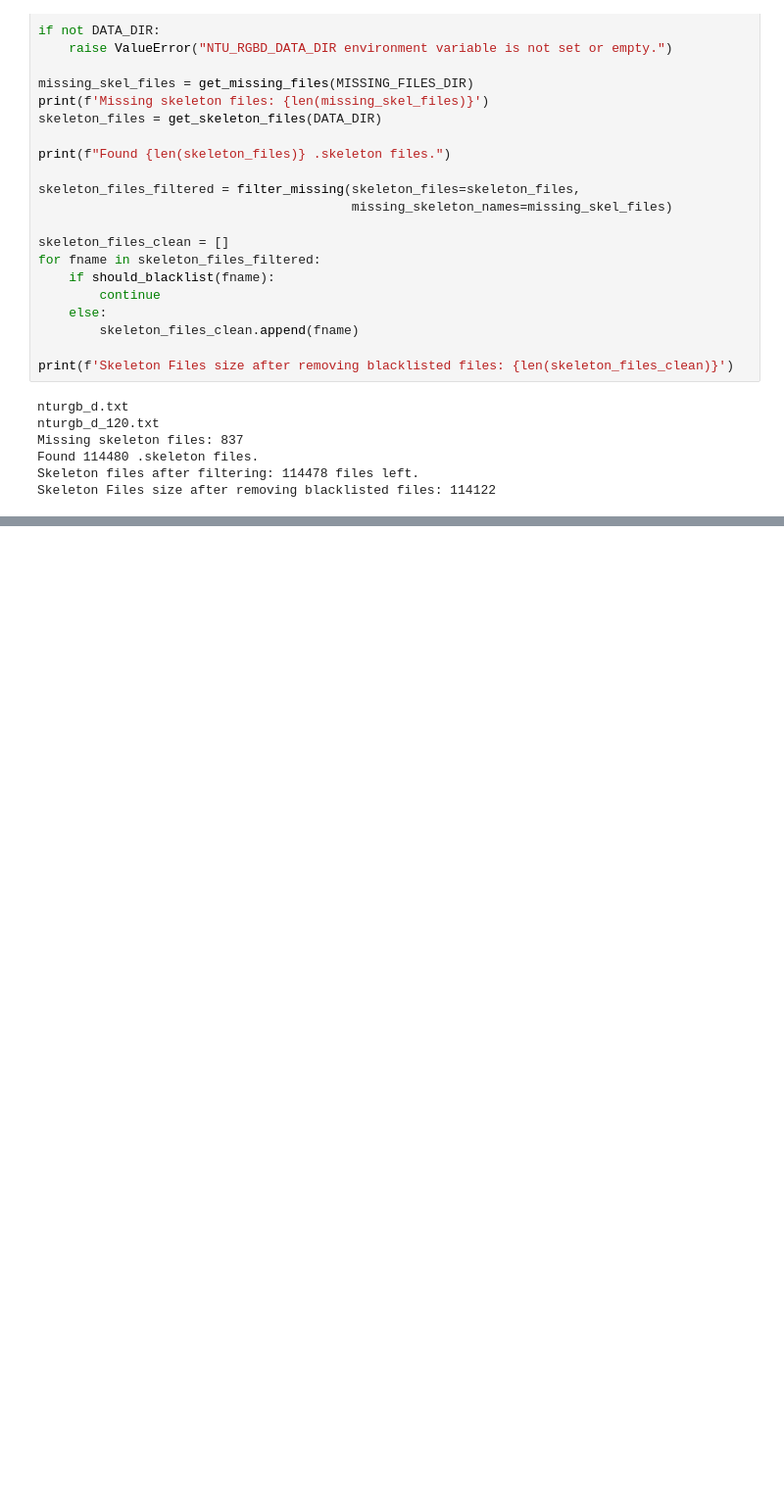
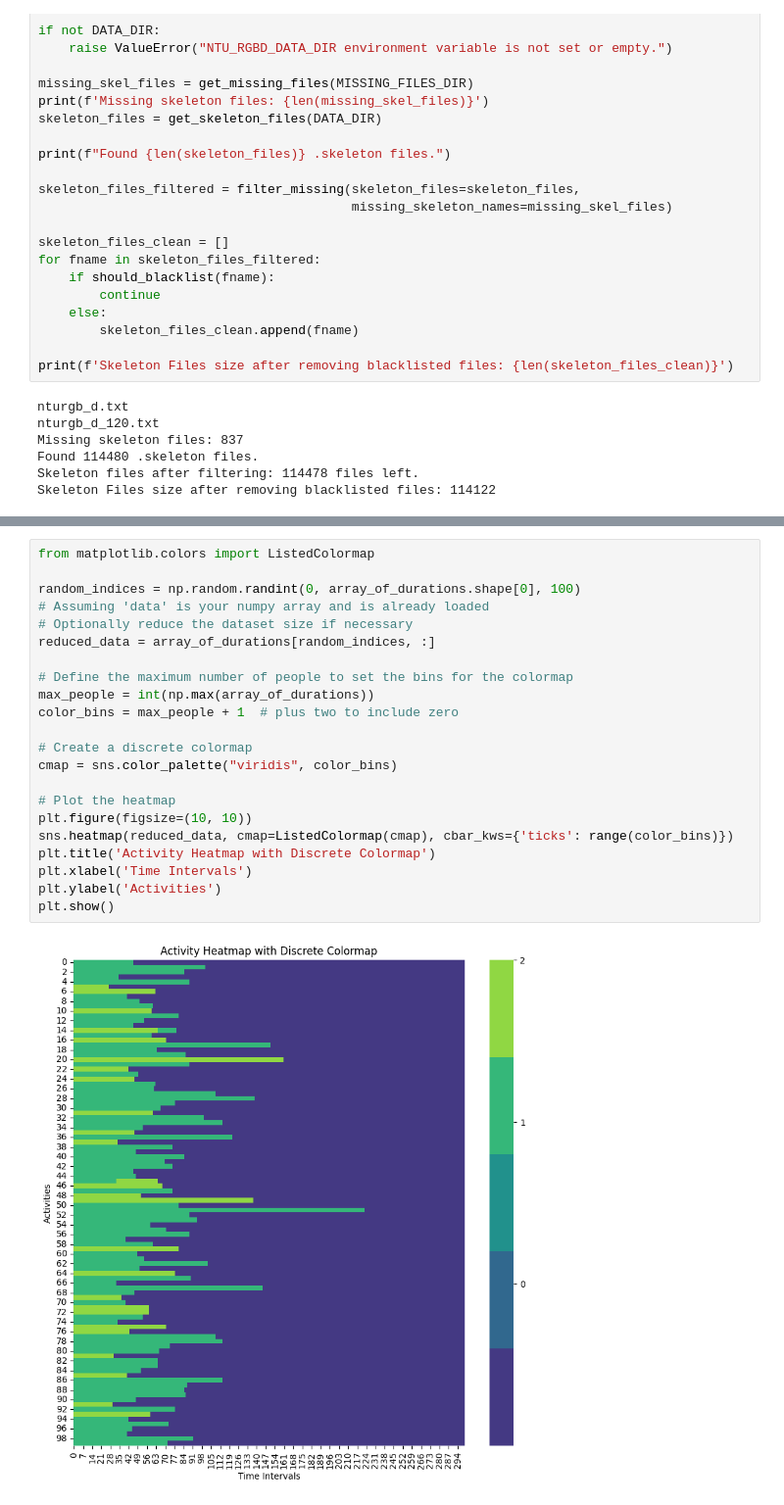
Before and after one commit to kaseris/skelcast, a Jupyter notebook: notebooks/eda.ipynb, the cells around one changed output, grey strips where cells are left out. Shown: that part at 98% size. Saved outputs shown, nothing was run; the diff lists cells and outputs as text; blank space fills up the shorter version.

```diff
--- a/notebooks/eda.ipynb
+++ b/notebooks/eda.ipynb
@@ -36,0 +102,24 @@ Skeleton Files size after removing blacklisted files: 114122
+# %%
+from matplotlib.colors import ListedColormap
+
+random_indices = np.random.randint(0, array_of_durations.shape[0], 100)
+# Assuming 'data' is your numpy array and is already loaded
+# Optionally reduce the dataset size if necessary
+reduced_data = array_of_durations[random_indices, :]
+
+# Define the maximum number of people to set the bins for the colormap
+max_people = int(np.max(array_of_durations))
+color_bins = max_people + 1  # plus two to include zero
+
+# Create a discrete colormap
+cmap = sns.color_palette("viridis", color_bins)
+
+# Plot the heatmap
+plt.figure(figsize=(10, 10))
+sns.heatmap(reduced_data, cmap=ListedColormap(cmap), cbar_kws={'ticks': range(color_bins)})
+plt.title('Activity Heatmap with Discrete Colormap')
+plt.xlabel('Time Intervals')
+plt.ylabel('Activities')
+plt.show()
+# %% [output]
+[figure, added]
```
Also changed, not shown: parts of 10 cells of this notebook, 3 other files.
